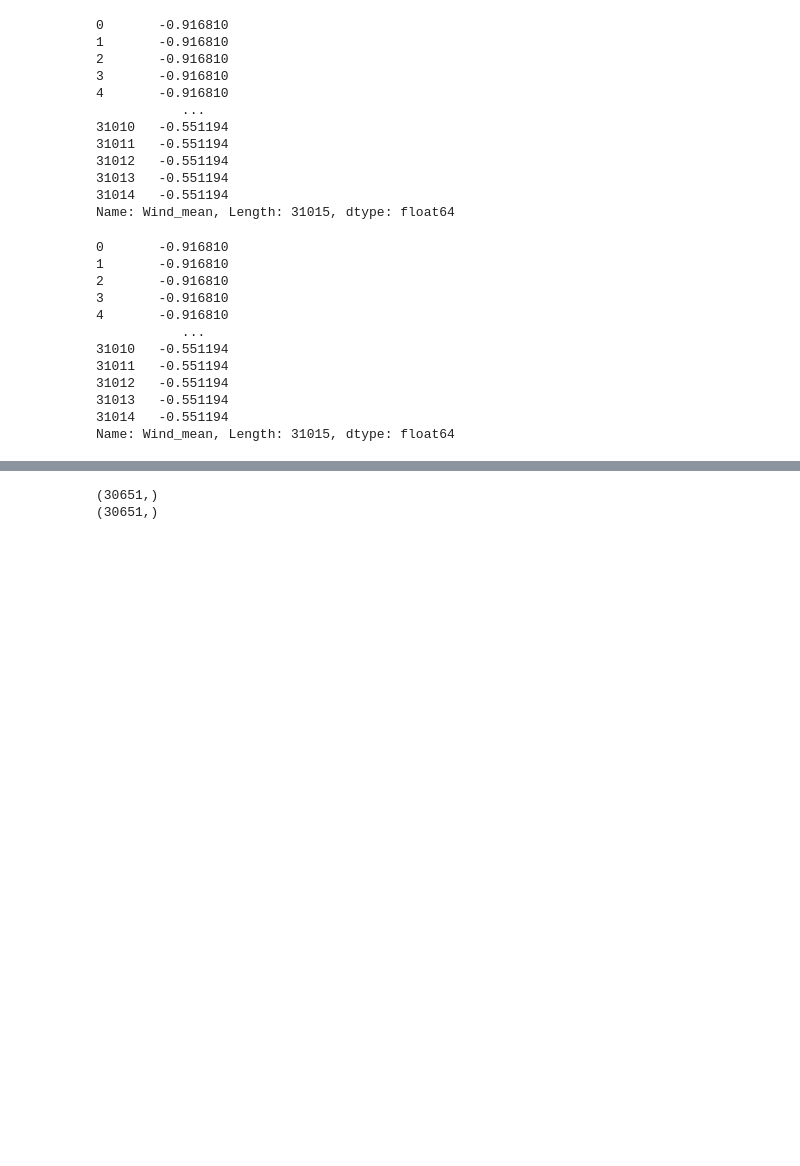
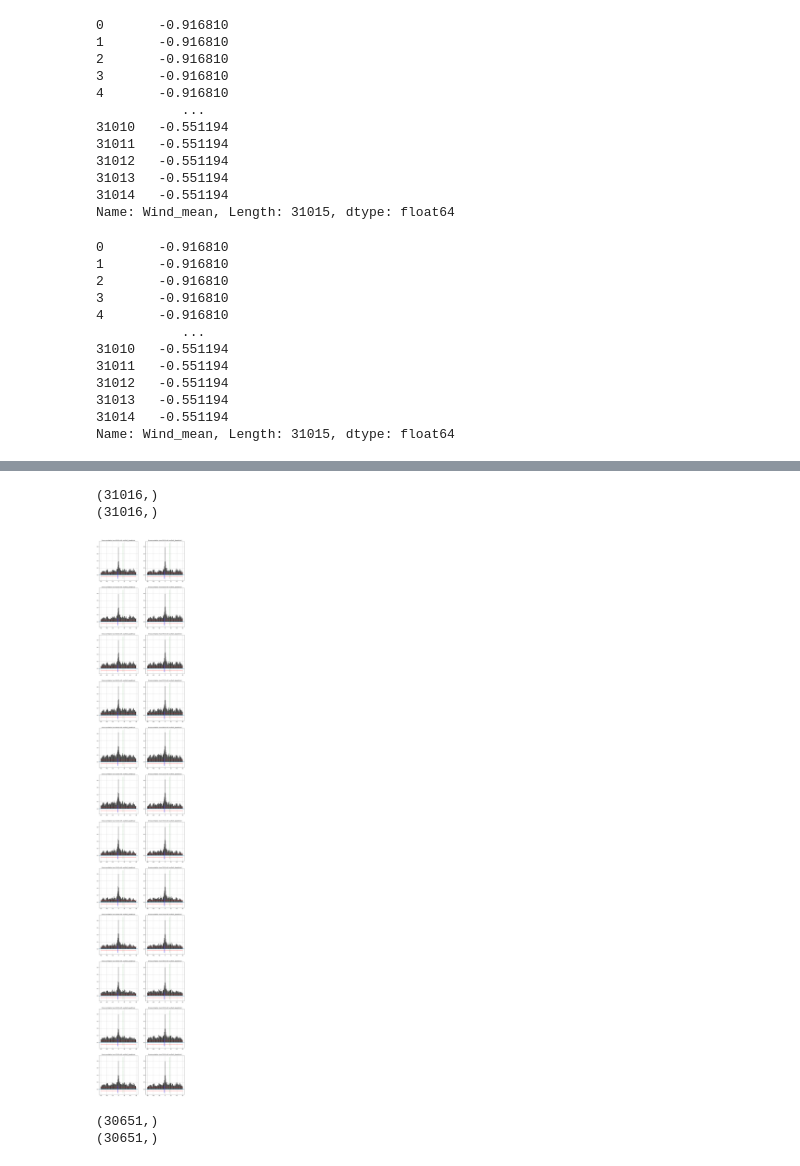
Before and after one commit to wesley34/ai4impactProject2, a Jupyter notebook: wesley_model.ipynb, the cells around one changed output, grey strips where cells are left out. Cells and saved outputs as stored; diff of their text form; code cells hidden in the pictures; blank space fills up the shorter version.

```diff
--- a/wesley_model.ipynb
+++ b/wesley_model.ipynb
@@ -353,3 +344,9 @@ plot_diff_day_but_protect_eye("Wind_mean_lag_year",365)
+# %%
+plot_diff_day_but_same_hour_ccf("arville-b_Speed(m/s)")
+# %% [output]
+(31016,)
+(31016,)
+[figure, added]
 # %%
 plot_diff_day_but_same_hour_ccf("Wind_mean_lag_year",365)
 # %% [output]
```
Also changed, not shown: parts of 37 cells of this notebook, 1 other file.
